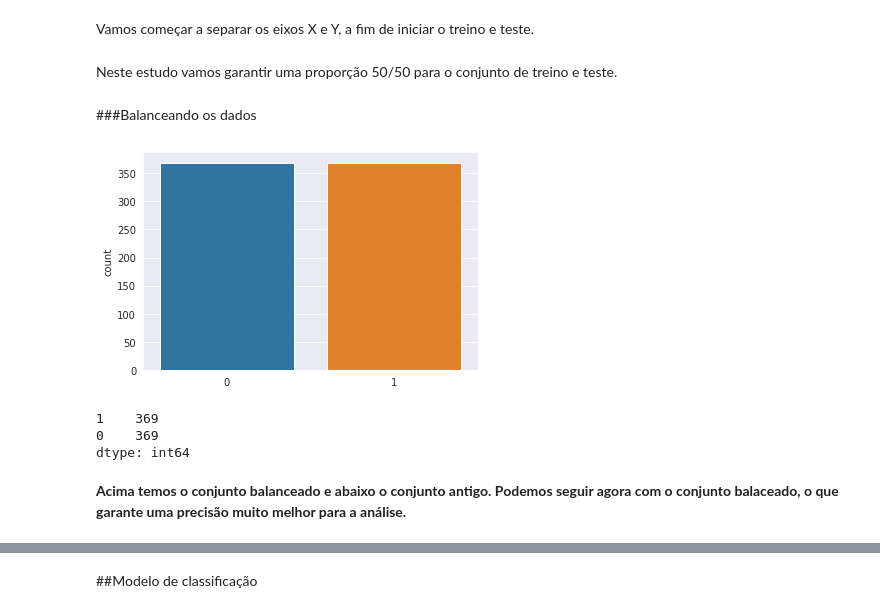
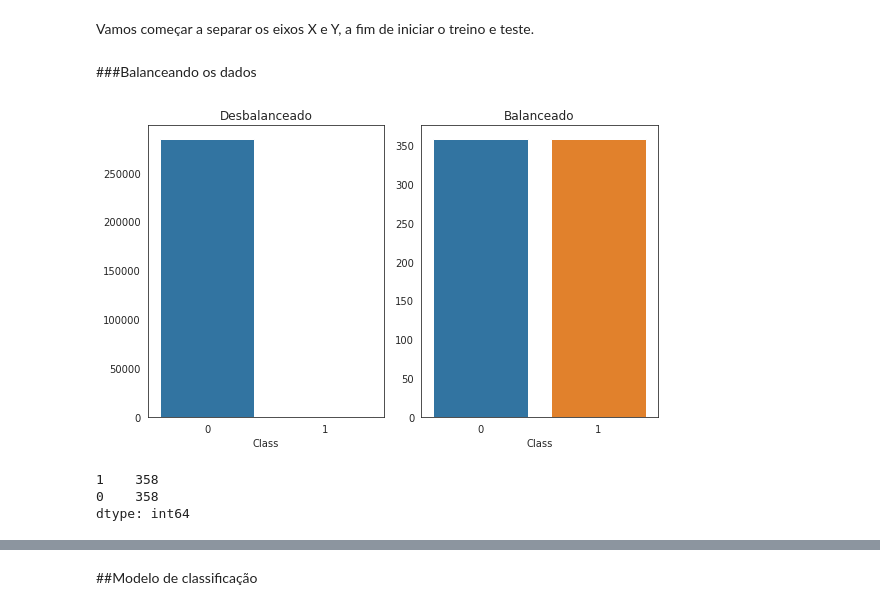
Before and after one commit to 1rubenito/data_science, a Jupyter notebook: Detecção_Fraudes_Cartões_de_Crédito.ipynb, the cells around one changed output, grey strips where cells are left out. Saved outputs shown, nothing was run; the diff lists cells and outputs as text; code cells hidden in the pictures.

```diff
--- a/Detecção_Fraudes_Cartões_de_Crédito.ipynb
+++ b/Detecção_Fraudes_Cartões_de_Crédito.ipynb
@@ -244,12 +316,11 @@ new_credit.head()
 # %% [markdown]
 Vamos começar a separar os eixos X e Y, a fim de iniciar o treino e teste.
 # %%
+#criar modelo treino e teste
 X = new_credit.drop('Class', axis=1)
 y = credit['Class']
 
-X_train, X_test, y_train, y_test = train_test_split(X, y, stratify=y)
+X_train, X_test, y_train, y_test = train_test_split(X, y)
-# %% [markdown]
-Neste estudo vamos garantir uma proporção 50/50 para o conjunto de treino e teste.
 # %% [markdown]
 ###Balanceando os dados
 # %%
@@ -256,17 +328,32 @@ Neste estudo vamos garantir uma proporção 50/50 para o conjunto de treino e te
 from imblearn.under_sampling import RandomUnderSampler
 # %%
+#criar variável para balancear dados de treino e teste
 balance = RandomUnderSampler()
 
 X_balance, y_balance = balance.fit_sample(X_train, y_train)
-
-sns.countplot(y_balance);
-# %% [output]
-[figure, removed]
+# %%
+#countplot dos dados antes e depois do balanceamento
+bl1 = credit['Class']
+bl2 = y_balance
+
+fig, ax = plt.subplots(nrows=1, ncols=2, figsize = (8, 5))
+
+sns.countplot(bl1, ax=ax[0])
+ax[0].set_title('Desbalanceado')
+ax[0].set_ylabel('')
+
+sns.countplot(bl2, ax=ax[1])
+ax[1].set_title('Balanceado')
+ax[1].set_xlabel('Class')
+ax[1].set_ylabel('')
+
+plt.tight_layout()
+# %% [output]
+[figure, added]
 # %%
+#exibir dados da linhas balanceadas
 print(pd.Series(y_balance).value_counts())
 # %% [output]
-1    369
-0    369
+1    358
+0    358
 dtype: int64
-# %% [markdown]
-**Acima temos o conjunto balanceado e abaixo o conjunto antigo. Podemos seguir agora com o conjunto balaceado, o que garante uma precisão muito melhor para a análise.**
```
Also changed, not shown: parts of 64 cells of this notebook.
